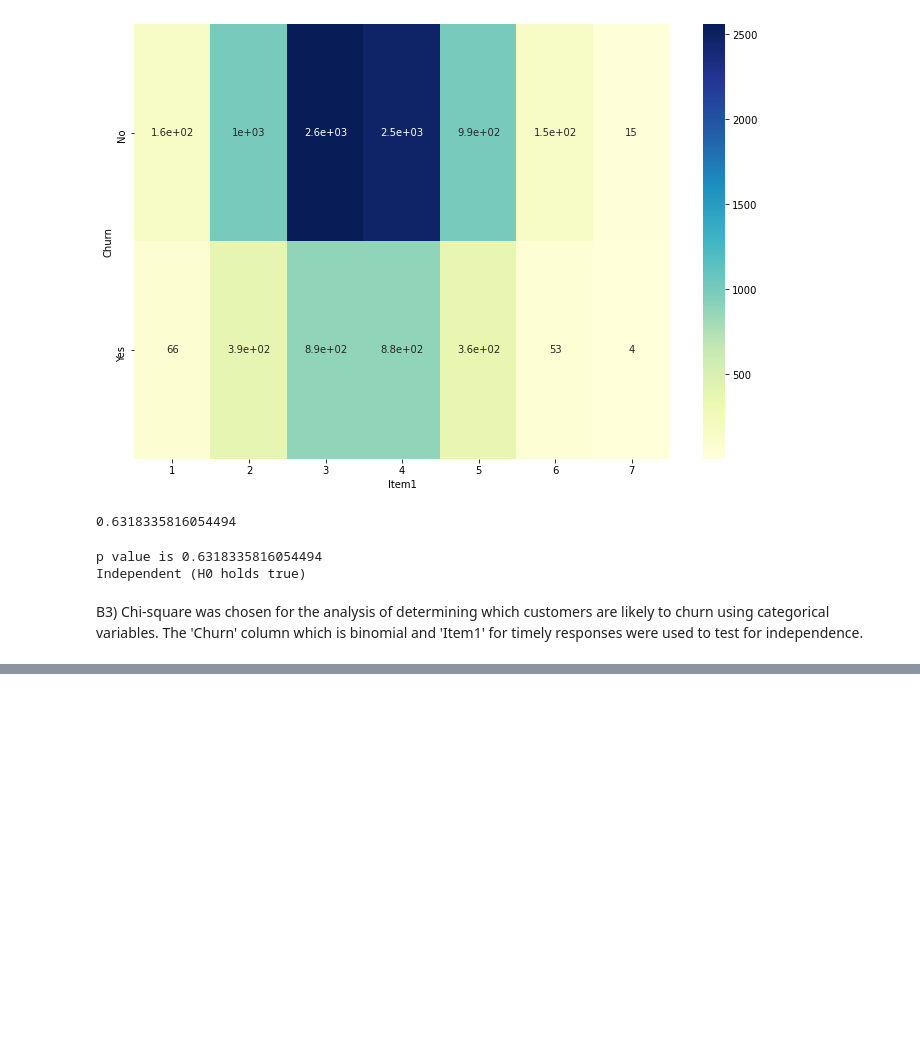
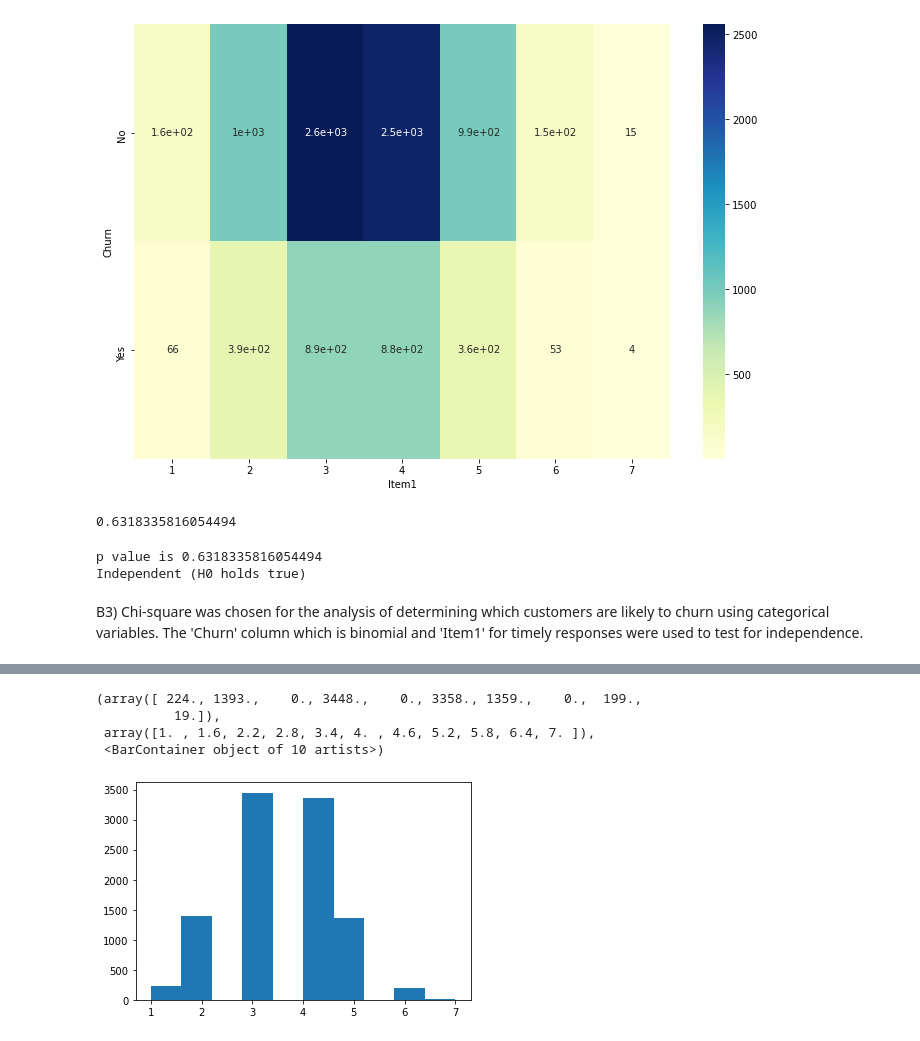
Before and after one commit to michaelle93/D207PA, a Jupyter notebook: D207PA.ipynb, the cells around one changed output, grey strips where cells are left out. Cells and saved outputs as stored; diff of their text form; code cells hidden in the pictures; blank space fills up the shorter version.

```diff
--- a/D207PA.ipynb
+++ b/D207PA.ipynb
@@ -78,0 +98,8 @@ Continuous variables:
+# %%
+plt.hist(df['Item1'])
+# %% [output]
+(array([ 224., 1393.,    0., 3448.,    0., 3358., 1359.,    0.,  199.,
+          19.]),
+ array([1. , 1.6, 2.2, 2.8, 3.4, 4. , 4.6, 5.2, 5.8, 6.4, 7. ]),
+ <BarContainer object of 10 artists>)
+[figure, added]
```
Also changed, not shown: parts of 10 cells of this notebook, 1 other file.
